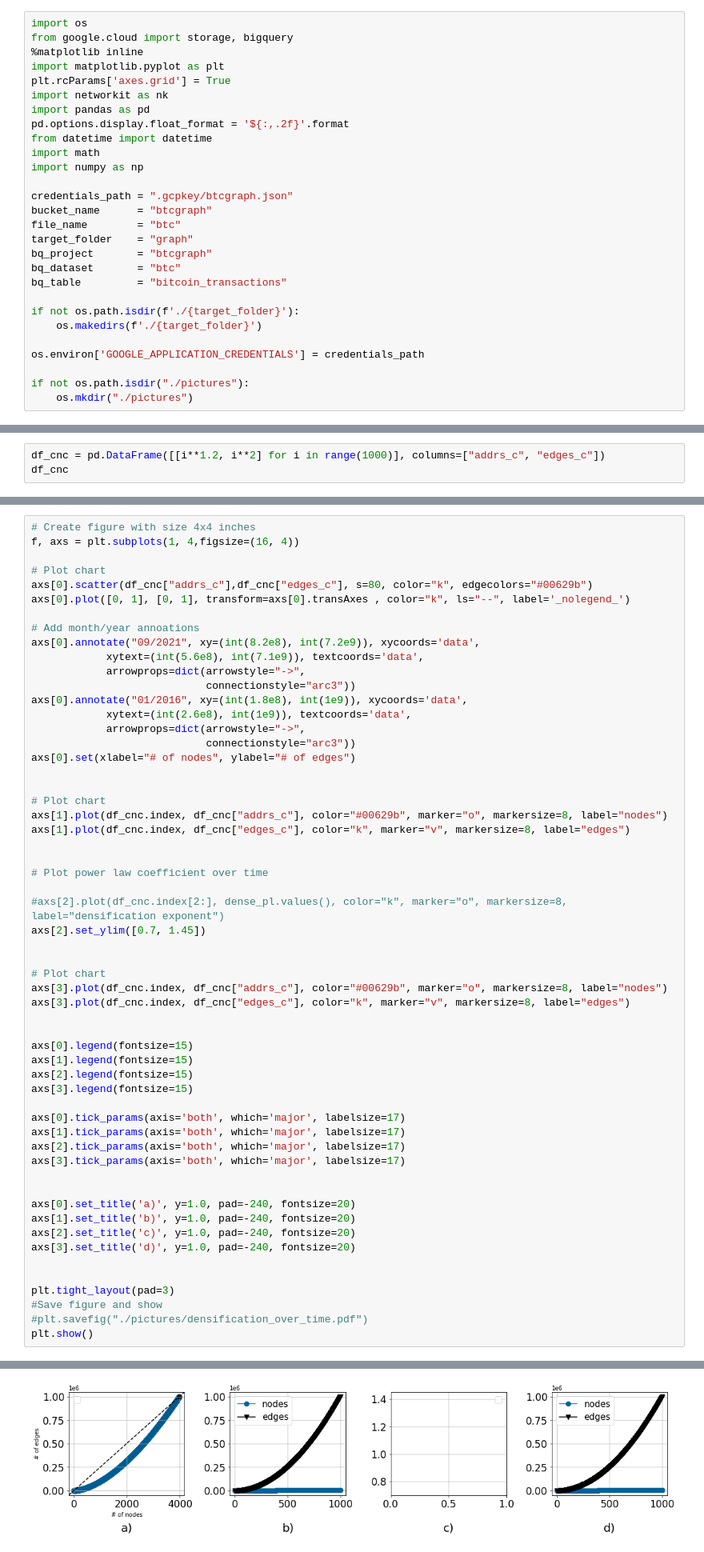
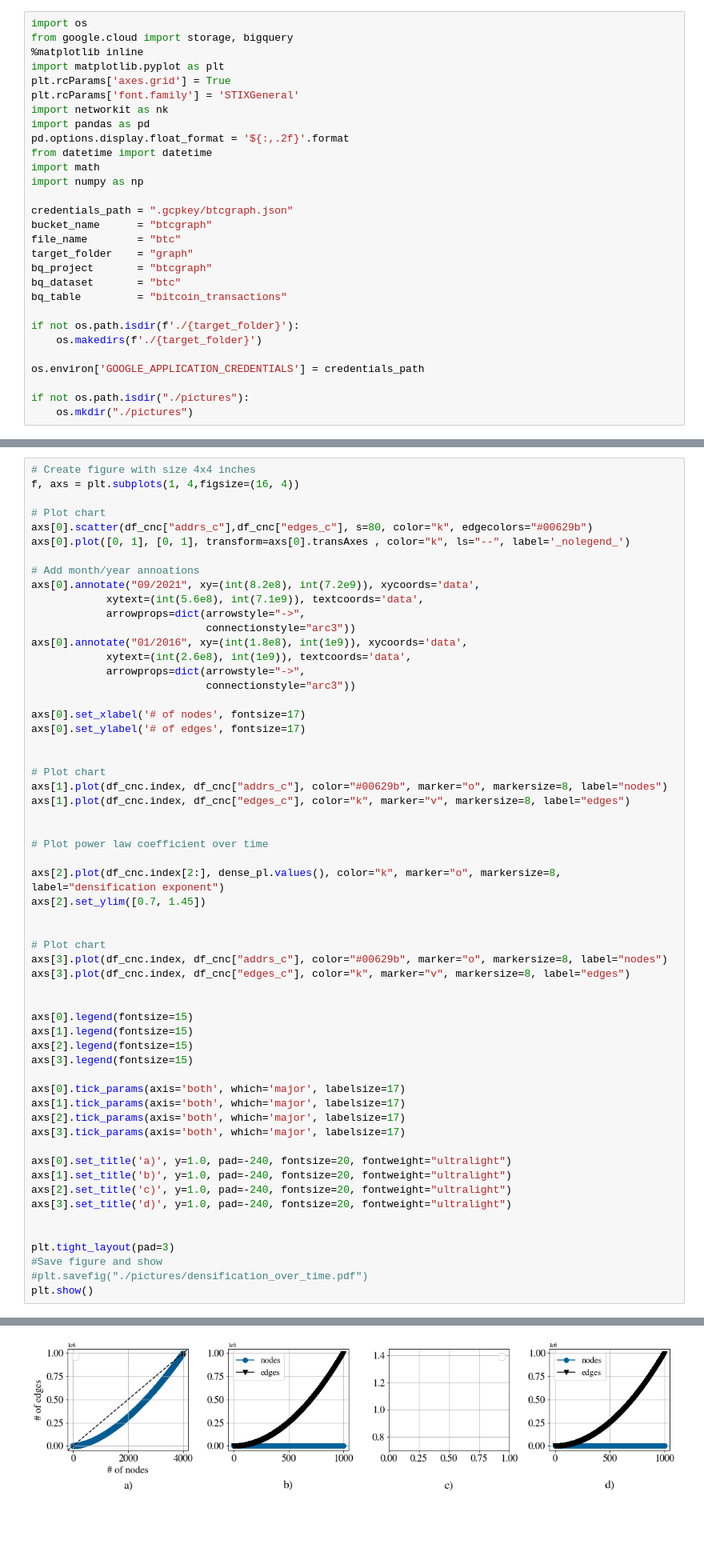
Before and after one commit to nerolation/python-bitcoin-scraper, a Jupyter notebook: btc-graph-analysis.ipynb, the cells around one changed output, grey strips where cells are left out. Shown at 80% size. Drawn from its saved outputs; the diff is of its cells as text; blank space fills up the shorter version.

```diff
--- a/btc-graph-analysis.ipynb
+++ b/btc-graph-analysis.ipynb
@@ -51,6 +51,7 @@ from google.cloud import storage, bigquery
 %matplotlib inline
 import matplotlib.pyplot as plt
 plt.rcParams['axes.grid'] = True
+plt.rcParams['font.family'] = 'STIXGeneral'
 import networkit as nk
 import pandas as pd
 pd.options.display.float_format = '${:,.2f}'.format
@@ -534,3 +514,0 @@ for year, e in dense_pl.items():
-# %%
-df_cnc = pd.DataFrame([[i**1.2, i**2] for i in range(1000)], columns=["addrs_c", "edges_c"])
-df_cnc
@@ -567,7 +531,9 @@ axs[0].annotate("01/2016", xy=(int(1.8e8), int(1e9)), xycoords='data',
             xytext=(int(2.6e8), int(1e9)), textcoords='data',
             arrowprops=dict(arrowstyle="->",
                             connectionstyle="arc3"))
-axs[0].set(xlabel="# of nodes", ylabel="# of edges")
+
+axs[0].set_xlabel('# of nodes', fontsize=17)
+axs[0].set_ylabel('# of edges', fontsize=17)
 
 
 # Plot chart
@@ -577,40 +543,39 @@ axs[1].plot(df_cnc.index, df_cnc["edges_c"], color="k", marker="v", markersize=8
 
 # Plot power law coefficient over time
 
-#axs[2].plot(df_cnc.index[2:], dense_pl.values(), color="k", marker="o", markersize=8, label="densification exponent")
+axs[2].plot(df_cnc.index[2:], dense_pl.values(), color="k", marker="o", markersize=8, label="densification exponent")
 axs[2].set_ylim([0.7, 1.45])
 
 
 # Plot chart
 axs[3].plot(df_cnc.index, df_cnc["addrs_c"], color="#00629b", marker="o", markersize=8, label="nodes")
 axs[3].plot(df_cnc.index, df_cnc["edges_c"], color="k", marker="v", markersize=8, label="edges")
 
 
 axs[0].legend(fontsize=15)
 axs[1].legend(fontsize=15)
 axs[2].legend(fontsize=15)
 axs[3].legend(fontsize=15)
 
 axs[0].tick_params(axis='both', which='major', labelsize=17)
 axs[1].tick_params(axis='both', which='major', labelsize=17)
 axs[2].tick_params(axis='both', which='major', labelsize=17)
 axs[3].tick_params(axis='both', which='major', labelsize=17)
 
-
-axs[0].set_title('a)', y=1.0, pad=-240, fontsize=20)
-axs[1].set_title('b)', y=1.0, pad=-240, fontsize=20)
-axs[2].set_title('c)', y=1.0, pad=-240, fontsize=20)
-axs[3].set_title('d)', y=1.0, pad=-240, fontsize=20)
+axs[0].set_title('a)', y=1.0, pad=-240, fontsize=20, fontweight="ultralight")
+axs[1].set_title('b)', y=1.0, pad=-240, fontsize=20, fontweight="ultralight")
+axs[2].set_title('c)', y=1.0, pad=-240, fontsize=20, fontweight="ultralight")
+axs[3].set_title('d)', y=1.0, pad=-240, fontsize=20, fontweight="ultralight")
 
 
 plt.tight_layout(pad=3)
 #Save figure and show
 #plt.savefig("./pictures/densification_over_time.pdf")
 plt.show()
 # %% [output]
 No handles with labels found to put in legend.
 No handles with labels found to put in legend.
-[figure, old version]
+[figure, new version]
 # %% [markdown]
 ### 4.1.3. Degree distribution(s)
 # %%
```
Also changed, not shown: parts of 2 cells of this notebook.
